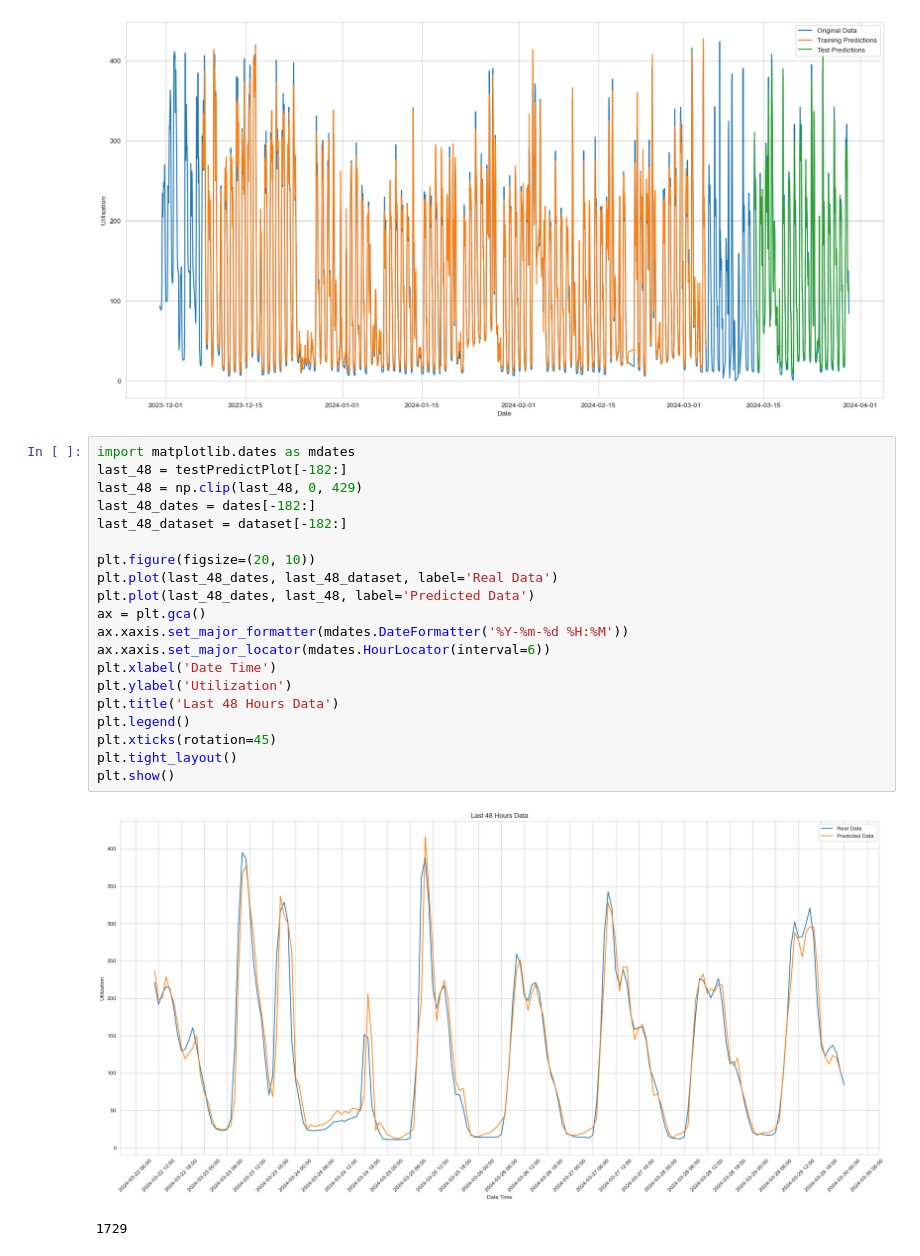
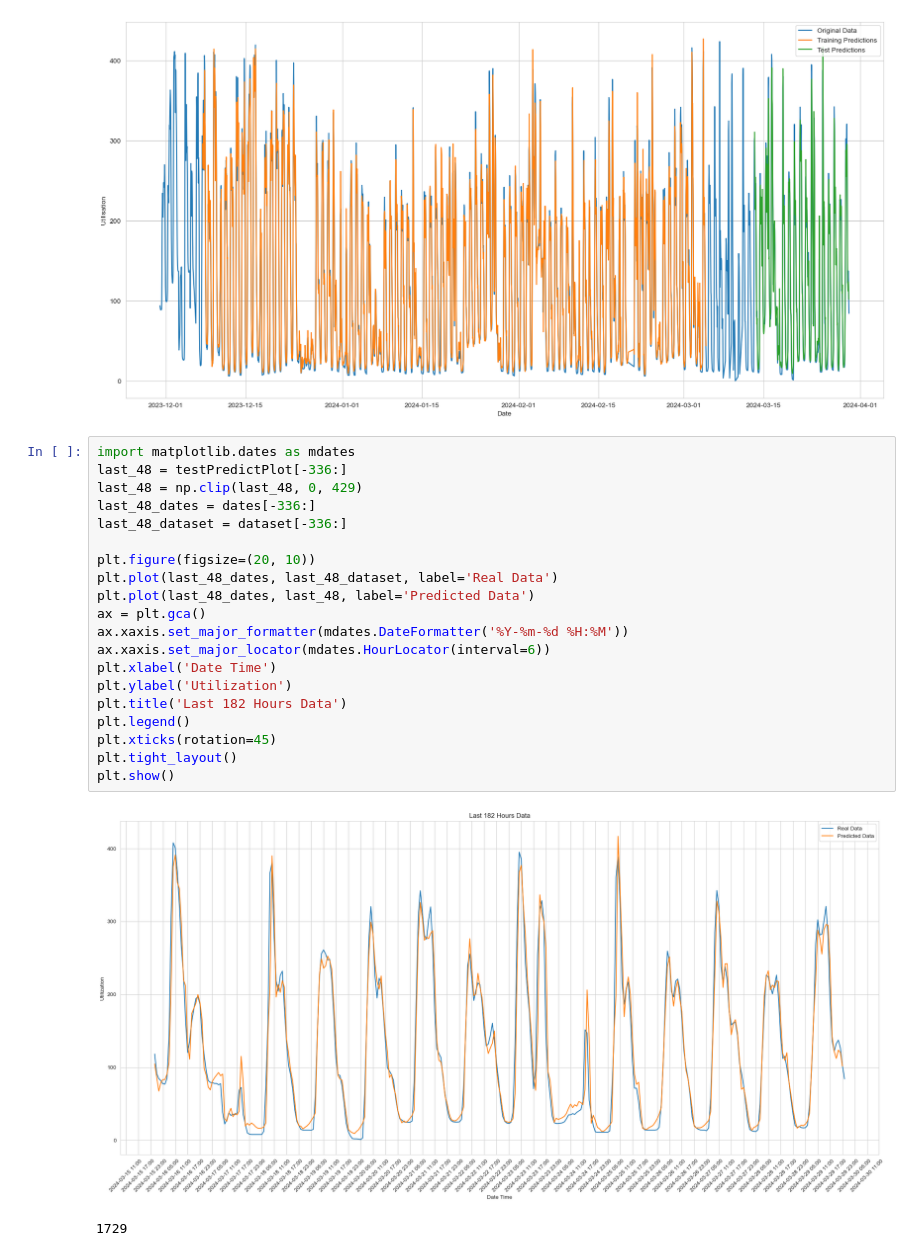
Before and after one commit to veronikaKircsev/ParkData, a Jupyter notebook: lstm_hourly.ipynb, the cells around one changed output. Drawn from its saved outputs; the diff is of its cells as text.

```diff
--- a/lstm_hourly.ipynb
+++ b/lstm_hourly.ipynb
@@ -166,26 +166,26 @@ RMSE test: 24.37
 [figure]
 # %%
 import matplotlib.dates as mdates
-last_48 = testPredictPlot[-182:]
+last_48 = testPredictPlot[-336:]
 last_48 = np.clip(last_48, 0, 429)
-last_48_dates = dates[-182:]
-last_48_dataset = dataset[-182:]
+last_48_dates = dates[-336:]
+last_48_dataset = dataset[-336:]
 
 plt.figure(figsize=(20, 10))
 plt.plot(last_48_dates, last_48_dataset, label='Real Data')
 plt.plot(last_48_dates, last_48, label='Predicted Data')
 ax = plt.gca()
 ax.xaxis.set_major_formatter(mdates.DateFormatter('%Y-%m-%d %H:%M'))
 ax.xaxis.set_major_locator(mdates.HourLocator(interval=6))
 plt.xlabel('Date Time')
 plt.ylabel('Utilization')
-plt.title('Last 48 Hours Data')
+plt.title('Last 182 Hours Data')
 plt.legend()
 plt.xticks(rotation=45)
 plt.tight_layout()
 plt.show()
 # %% [output]
-[figure, old version]
+[figure, new version]
 # %%
 # %% [output]
 1729
```
